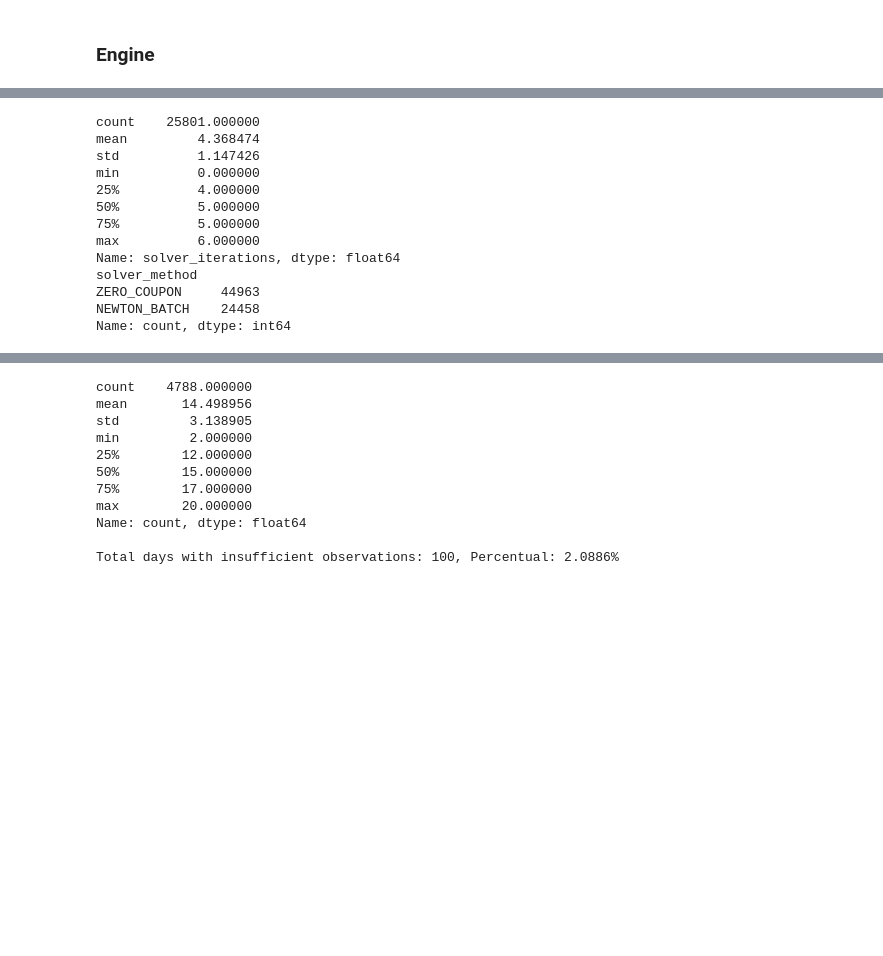
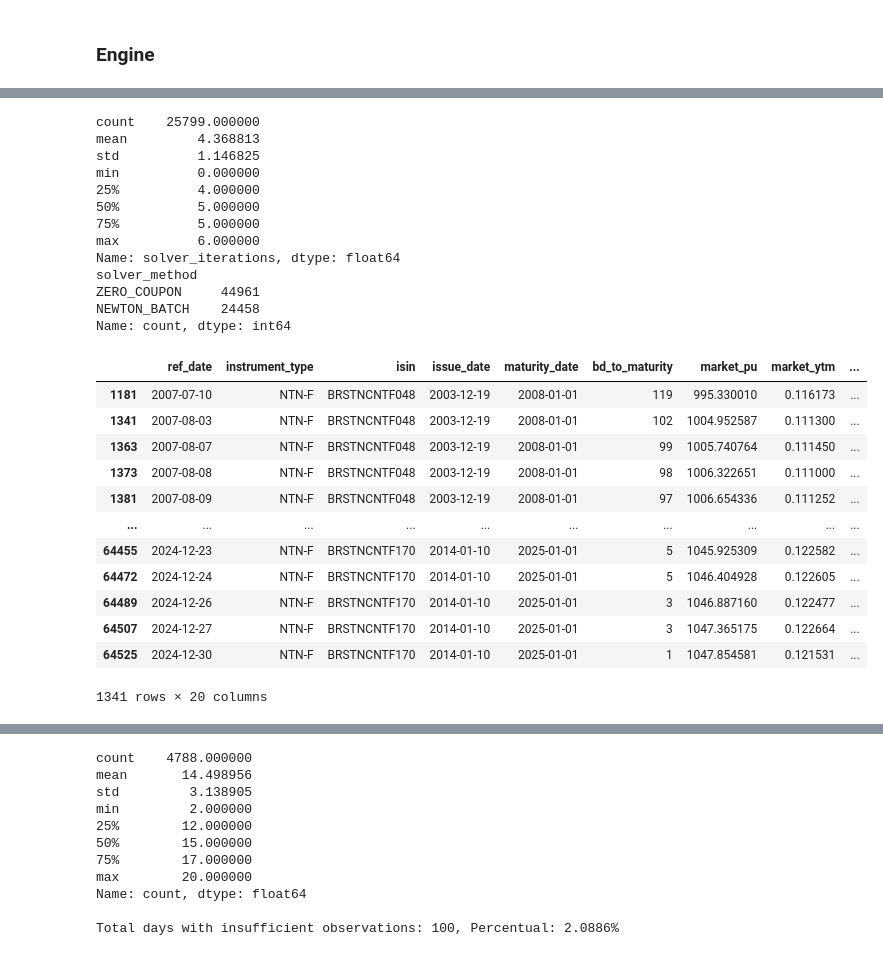
Before and after one commit to JuanRocha01/ML-ETTJ26, a Jupyter notebook: study/mart_tratement.ipynb, the cells around one changed output, grey strips where cells are left out. Drawn from its saved outputs; the diff is of its cells as text; code cells hidden in the pictures; blank space fills up the shorter version.

```diff
--- a/study/mart_tratement.ipynb
+++ b/study/mart_tratement.ipynb
@@ -119,22 +121,36 @@ Data columns (total 20 columns):
 dtypes: float64(4), int64(3), object(3), str(10)
 memory usage: 16.0+ MB
 # %%
-print(df_candidates[df_candidates["instrument_type"]=="NTN-F"]["solver_iterations"].describe())
+df_candidates_ntnf = df_candidates[df_candidates["instrument_type"]=="NTN-F"]
+print(df_candidates_ntnf["solver_iterations"].describe())
 print(df_candidates["solver_method"].value_counts())
 # %% [output]
-count    25801.000000
-mean         4.368474
-std          1.147426
+count    25799.000000
+mean         4.368813
+std          1.146825
 min          0.000000
 25%          4.000000
 50%          5.000000
 75%          5.000000
 max          6.000000
 Name: solver_iterations, dtype: float64
 solver_method
-ZERO_COUPON     44963
+ZERO_COUPON     44961
 NEWTON_BATCH    24458
 Name: count, dtype: int64
+|  | ref_date | instrument_type | isin | issue_date | maturity_date | bd_to_maturity | market_pu | market_ytm | ... |
+| 1181 | 2007-07-10 | NTN-F | BRSTNCNTF048 | 2003-12-19 | 2008-01-01 | 119 | 995.330010 | 0.116173 | ... |
+| 1341 | 2007-08-03 | NTN-F | BRSTNCNTF048 | 2003-12-19 | 2008-01-01 | 102 | 1004.952587 | 0.111300 | ... |
+| 1363 | 2007-08-07 | NTN-F | BRSTNCNTF048 | 2003-12-19 | 2008-01-01 | 99 | 1005.740764 | 0.111450 | ... |
+| 1373 | 2007-08-08 | NTN-F | BRSTNCNTF048 | 2003-12-19 | 2008-01-01 | 98 | 1006.322651 | 0.111000 | ... |
+| 1381 | 2007-08-09 | NTN-F | BRSTNCNTF048 | 2003-12-19 | 2008-01-01 | 97 | 1006.654336 | 0.111252 | ... |
+| ... | ... | ... | ... | ... | ... | ... | ... | ... | ... |
+| 64455 | 2024-12-23 | NTN-F | BRSTNCNTF170 | 2014-01-10 | 2025-01-01 | 5 | 1045.925309 | 0.122582 | ... |
+| 64472 | 2024-12-24 | NTN-F | BRSTNCNTF170 | 2014-01-10 | 2025-01-01 | 5 | 1046.404928 | 0.122605 | ... |
+| 64489 | 2024-12-26 | NTN-F | BRSTNCNTF170 | 2014-01-10 | 2025-01-01 | 3 | 1046.887160 | 0.122477 | ... |
+| 64507 | 2024-12-27 | NTN-F | BRSTNCNTF170 | 2014-01-10 | 2025-01-01 | 3 | 1047.365175 | 0.122664 | ... |
+| 64525 | 2024-12-30 | NTN-F | BRSTNCNTF170 | 2014-01-10 | 2025-01-01 | 1 | 1047.854581 | 0.121531 | ... |
+1341 rows × 20 columns
 # %%
 from datetime import date
 
```
Also changed, not shown: parts of 10 cells of this notebook, 3 other files.
